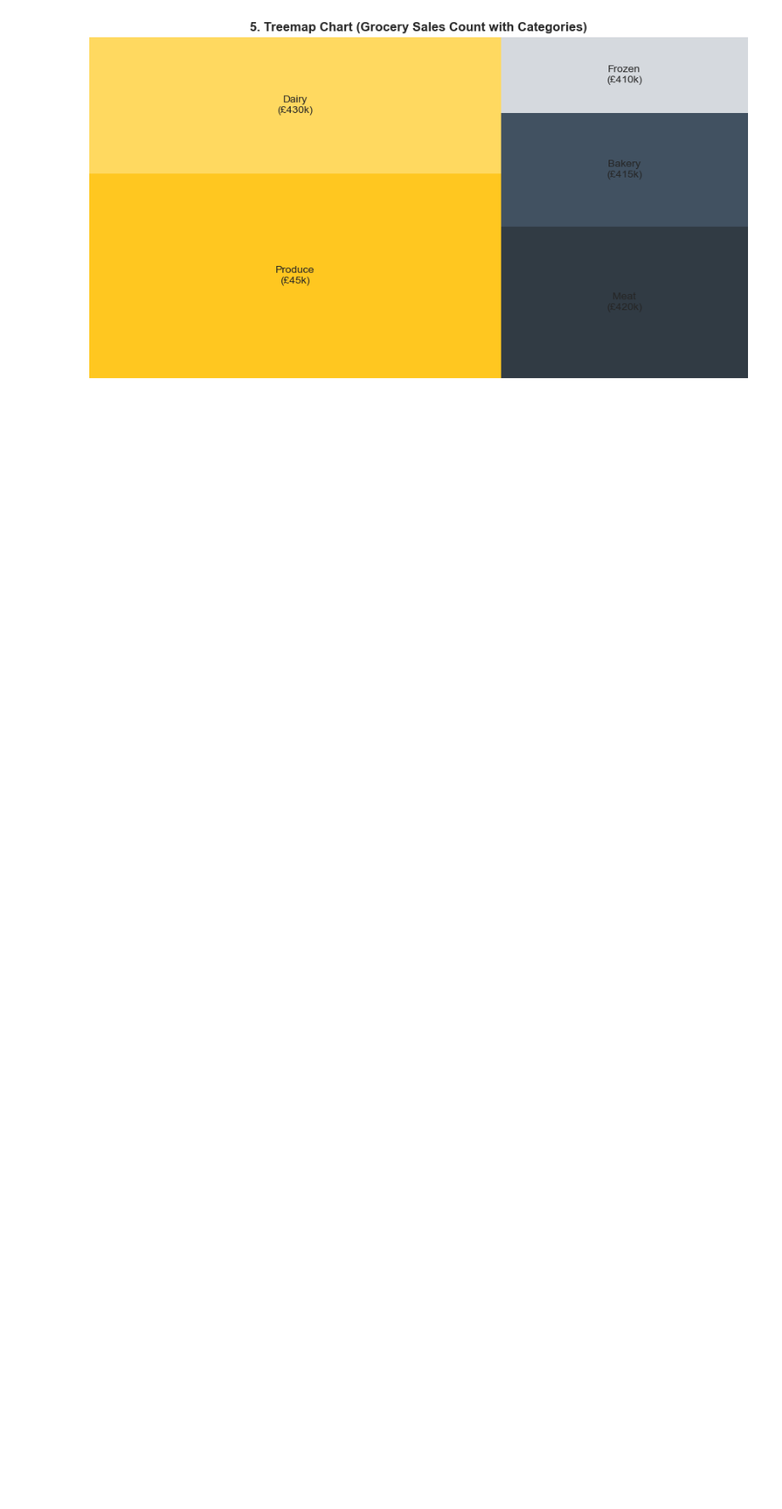
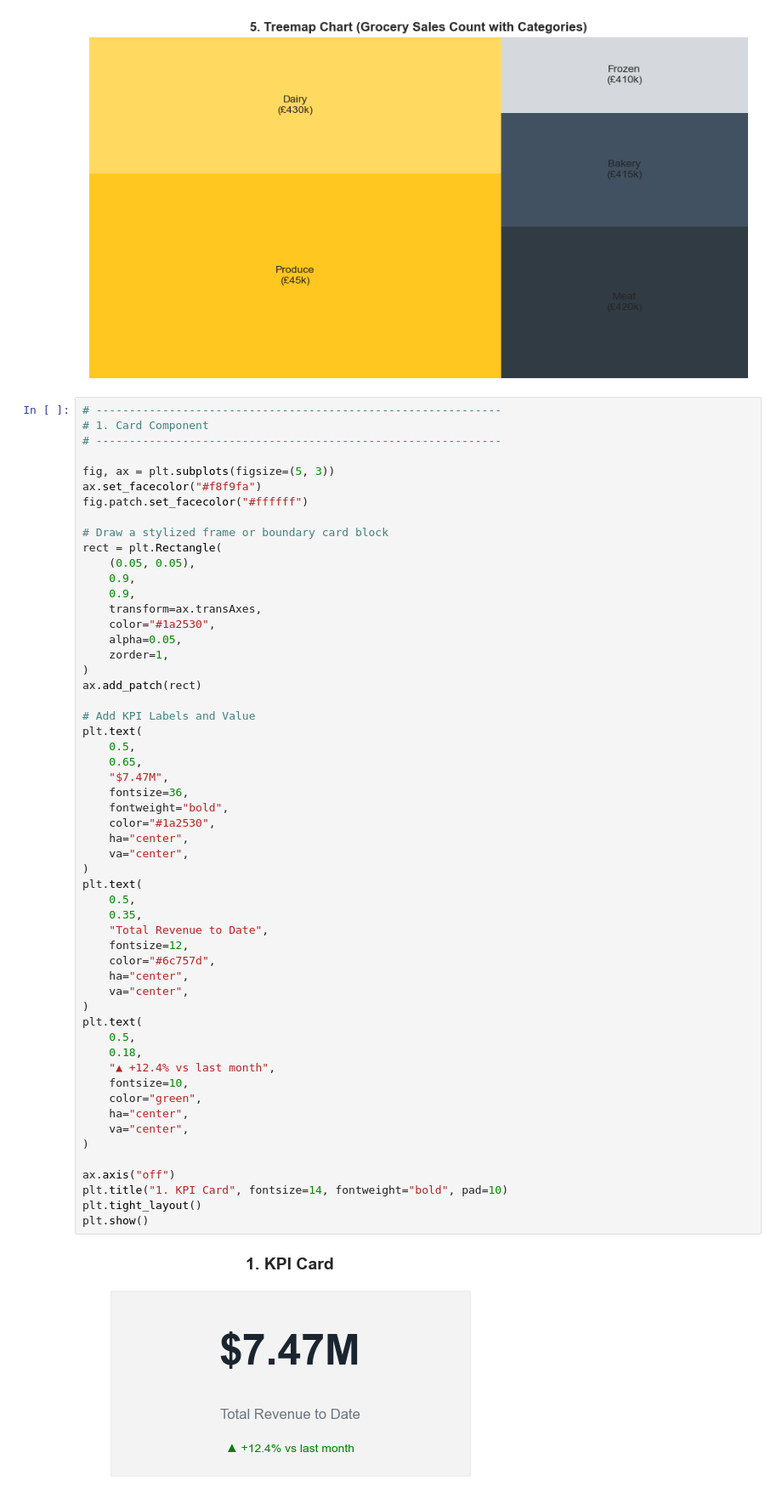
Before and after one commit to Kurodataio/Data_Visualizations, a Jupyter notebook: data_visualizations.ipynb, the cells around one changed output. Shown at 85% size. Saved outputs shown, nothing was run; the diff lists cells and outputs as text; blank space fills up the shorter version.

Commit message:
Add Card Component

```diff
--- a/data_visualizations.ipynb
+++ b/data_visualizations.ipynb
@@ -282,3 +282,60 @@ plt.tight_layout()
 plt.show()
 # %% [output]
 [figure]
+# %%
+# -------------------------------------------------------------
+# 1. Card Component
+# -------------------------------------------------------------
+
+fig, ax = plt.subplots(figsize=(5, 3))
+ax.set_facecolor("#f8f9fa")
+fig.patch.set_facecolor("#ffffff")
+
+# Draw a stylized frame or boundary card block
+rect = plt.Rectangle(
+    (0.05, 0.05),
+    0.9,
+    0.9,
+    transform=ax.transAxes,
+    color="#1a2530",
+    alpha=0.05,
+    zorder=1,
+)
+ax.add_patch(rect)
+
+# Add KPI Labels and Value
+plt.text(
+    0.5,
+    0.65,
+    "$7.47M",
+    fontsize=36,
+    fontweight="bold",
+    color="#1a2530",
+    ha="center",
+    va="center",
+)
+plt.text(
+    0.5,
+    0.35,
+    "Total Revenue to Date",
+    fontsize=12,
+    color="#6c757d",
+    ha="center",
+    va="center",
+)
+plt.text(
+    0.5,
+    0.18,
+    "▲ +12.4% vs last month",
+    fontsize=10,
+    color="green",
+    ha="center",
+    va="center",
+)
+
+ax.axis("off")
+plt.title("1. KPI Card", fontsize=14, fontweight="bold", pad=10)
+plt.tight_layout()
+plt.show()
+# %% [output]
+[figure, added]
```
Also changed, not shown: 1 other file.
